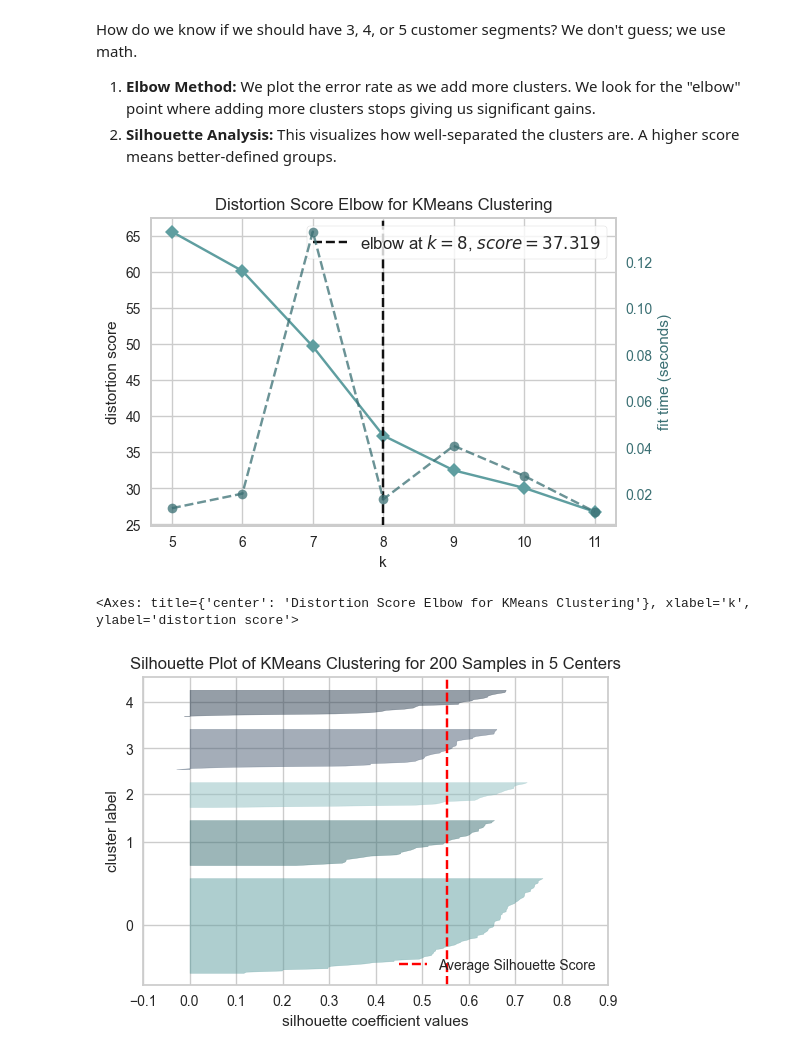
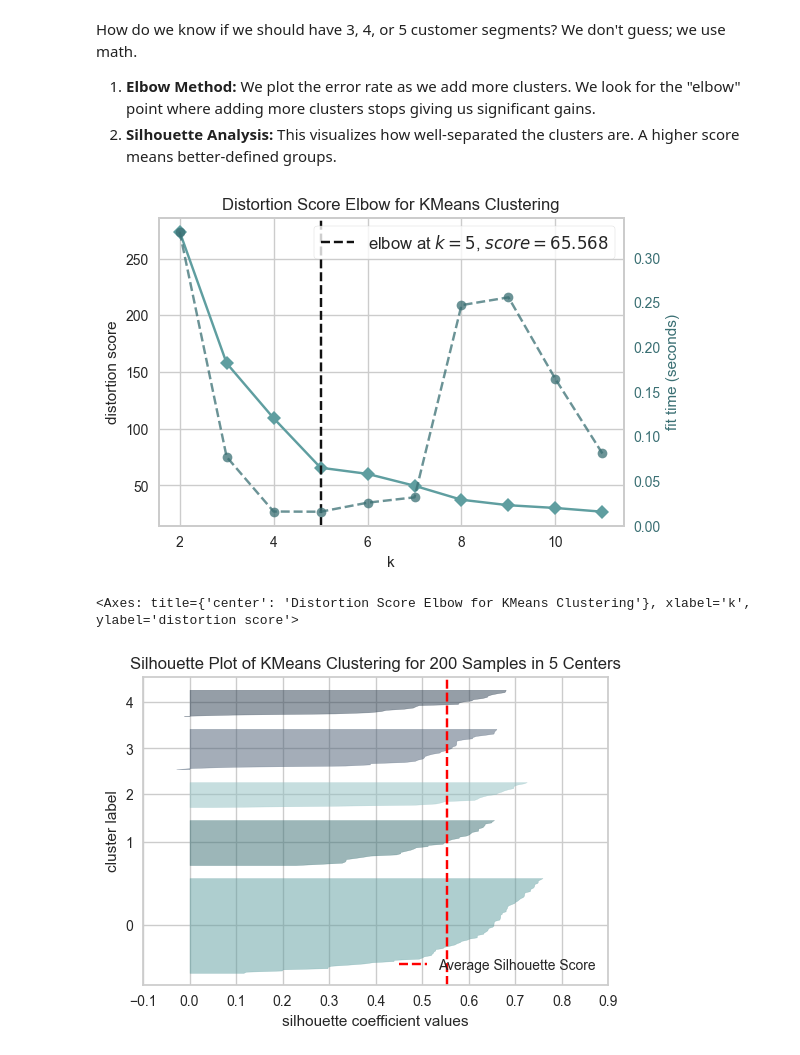
Before and after one commit to montypie/DS_Projects, a Jupyter notebook: 4_UnsupPCA/customer_segmentation_oef.ipynb, the cells around one changed output. Cells and saved outputs as stored; diff of their text form; code cells hidden in the pictures.

```diff
--- a/4_UnsupPCA/customer_segmentation_oef.ipynb
+++ b/4_UnsupPCA/customer_segmentation_oef.ipynb
@@ -570,13 +570,13 @@ How do we know if we should have 3, 4, or 5 customer segments? We don't guess; w
 2.  **Silhouette Analysis:** This visualizes how well-separated the clusters are. A higher score means better-defined groups.
 # %%
 model = KMeans(random_state=42)
-visualizer = KElbowVisualizer(model, k=(5,12), force_model=True, timing=False)
+visualizer = KElbowVisualizer(model, k=(2,12), force_model=True, timing=False)
 
 plt.figure(figsize=(6, 4))
 visualizer.fit(X_scaled)
 visualizer.show()
 # %% [output]
-[figure, old version]
+[figure, new version]
 <Axes: title={'center': 'Distortion Score Elbow for KMeans Clustering'}, xlabel='k', ylabel='distortion score'>
 # %%
 model_5 = KMeans(n_clusters=5, random_state=42)
```
Also changed, not shown: parts of 6 cells of this notebook, 2 other files.
